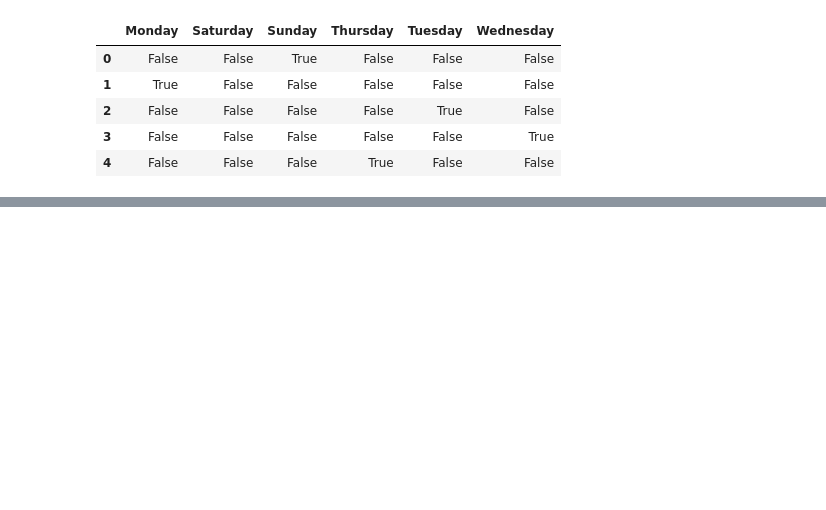
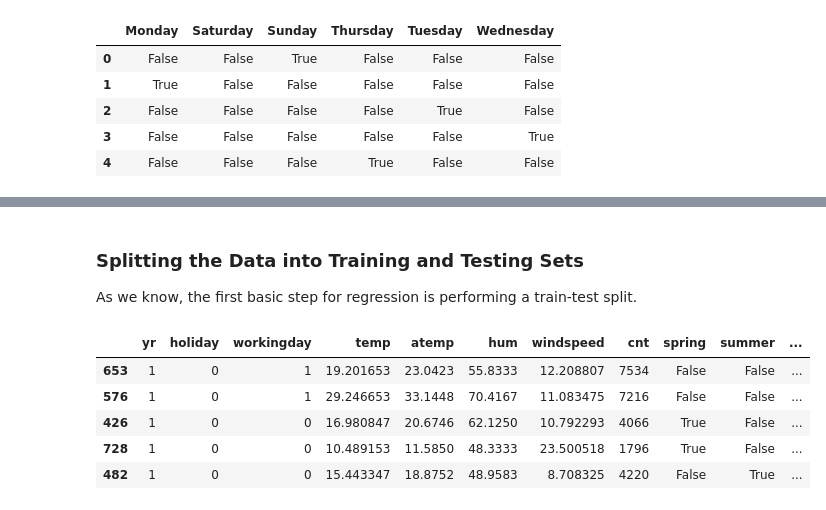
Before and after one commit to shakyasamin/Bike-Sharing_model, a Jupyter notebook: Bike-sharing.ipynb, the cells around one changed output, grey strips where cells are left out. Drawn from its saved outputs; the diff is of its cells as text; code cells hidden in the pictures; blank space fills up the shorter version.

```diff
--- a/Bike-sharing.ipynb
+++ b/Bike-sharing.ipynb
@@ -259,0 +284,16 @@ bike_df.head()
+# %% [markdown]
+### Splitting the Data into Training and Testing Sets
+As we know, the first basic step for regression is performing a train-test split.
+# %%
+# We specify this so that the train and test data set always have the same rows, respectively
+np.random.seed(0)
+bike_df_train, bike_df_test = train_test_split(bike_df, train_size = 0.7, test_size = 0.3, random_state = 100)
+
+bike_df_train.head()
+# %% [output]
+|  | yr | holiday | workingday | temp | atemp | hum | windspeed | cnt | spring | summer | ... |
+| 653 | 1 | 0 | 1 | 19.201653 | 23.0423 | 55.8333 | 12.208807 | 7534 | False | False | ... |
+| 576 | 1 | 0 | 1 | 29.246653 | 33.1448 | 70.4167 | 11.083475 | 7216 | False | False | ... |
+| 426 | 1 | 0 | 0 | 16.980847 | 20.6746 | 62.1250 | 10.792293 | 4066 | True | False | ... |
+| 728 | 1 | 0 | 0 | 10.489153 | 11.5850 | 48.3333 | 23.500518 | 1796 | True | False | ... |
+| 482 | 1 | 0 | 0 | 15.443347 | 18.8752 | 48.9583 | 8.708325 | 4220 | False | True | ... |
```
Also changed, not shown: parts of 7 cells of this notebook.
